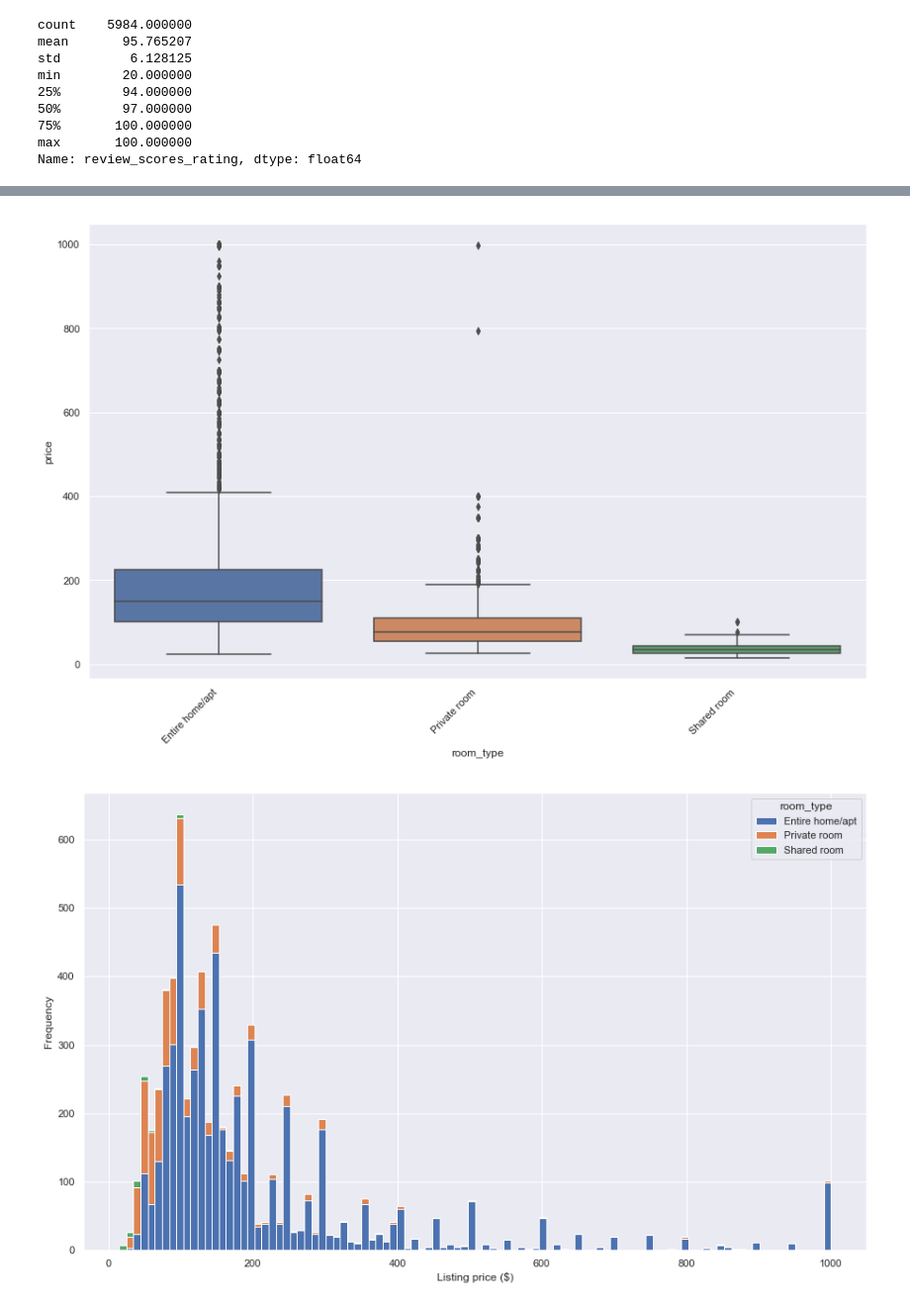
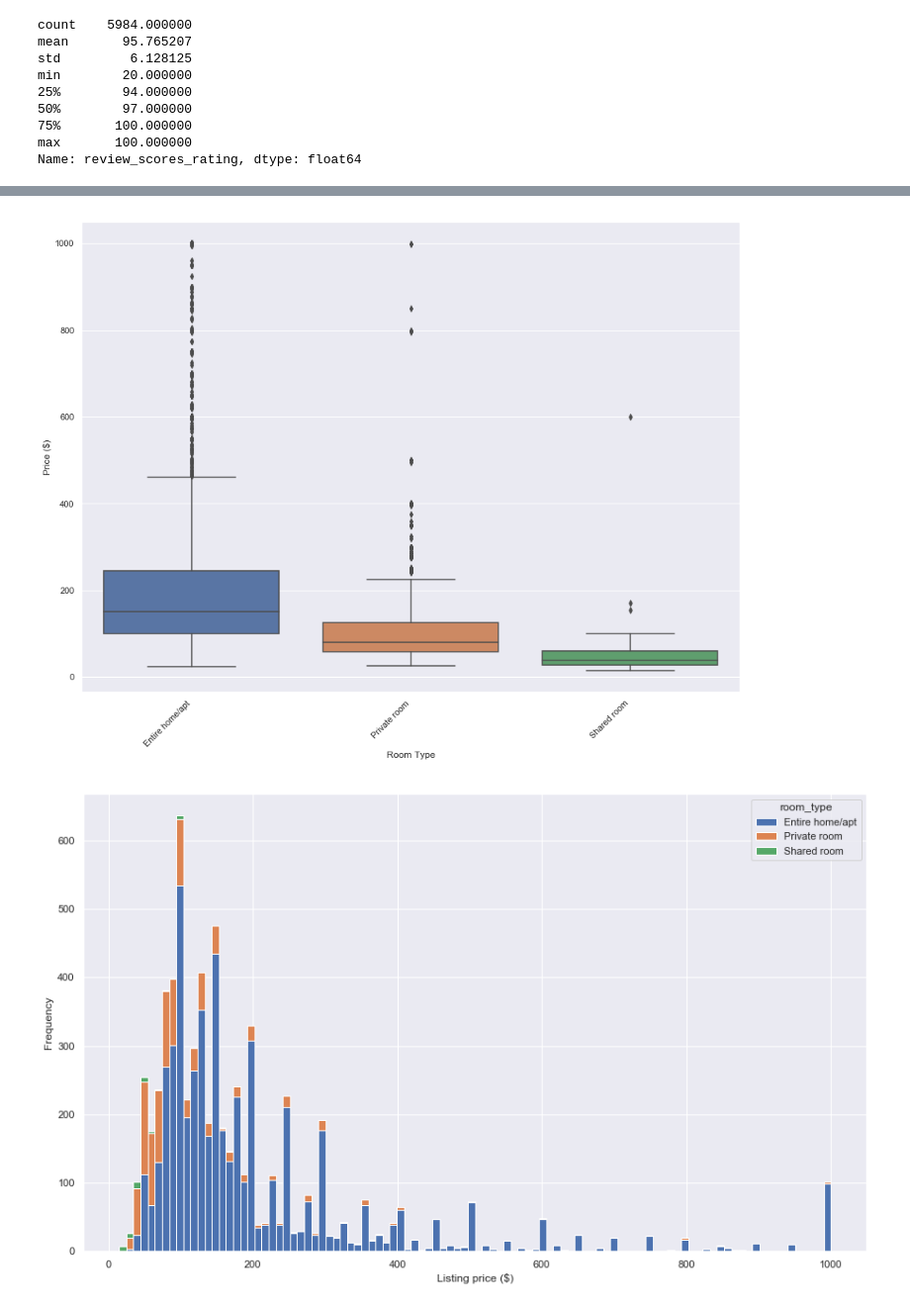
Before and after one commit to LoriHarris/Airbnb_ML, a Jupyter notebook: airbnb_listings.ipynb, the cells around one changed output, grey strips where cells are left out. Shown at 99% size. Drawn from its saved outputs; the diff is of its cells as text; code cells hidden in the pictures.

```diff
--- a/airbnb_listings.ipynb
+++ b/airbnb_listings.ipynb
@@ -100,7 +105,7 @@ o review_scores_rating: 20-100 (dropping nan/blank)
 o last_scraped: March 2019 (current data)
 # %%
 # Read in recent listing.csv file into a pandas DataFrame
-mar = pd.read_csv('../Resources/listings.csv')
+mar = pd.read_csv('Resources/listings.csv.gz')
 print('We have', mar.id.nunique(), 'listings in the March listing data.')
 # %% [output]
 We have 6632 listings in the March listing data.
@@ -312,7 +257,7 @@ sort_price = lst.loc[(lst.price <=1000)]\
                 .median()\
                 .sort_values(ascending=False)\
                 .index
-sns.set(rc={'figure.figsize':(15,9)})
+sns.set(rc={'figure.figsize':(15,12)})
 sns.boxplot(y='price', x='neighbourhood_cleansed',data=lst.loc[(lst.price <=1000)], order=sort_price)
 ax = plt.gca()
 ax.set_xticklabels(ax.get_xticklabels(), rotation=45, ha='right')
@@ -323,19 +268,21 @@ plt.show()
 # %%
 # Boxplots - rm type by price
 sort_price = lst.loc[(lst.price <=1000)]\
                 .groupby('room_type')['price']\
                 .median()\
                 .sort_values(ascending=False)\
                 .index
-sns.set(rc={'figure.figsize':(15,9)})
+sns.set(rc={'figure.figsize':(15,11)})
 sns.boxplot(y='price', x='room_type',data=lst.loc[(lst.price <=1000)], order=sort_price)
 # sns.boxplot(y='price', x='room_type',data=lst.price, order=sort_price)
 ax = plt.gca()
 ax.set_xticklabels(ax.get_xticklabels(), rotation=45, ha='right')
-# plt.savefig('room_by_price_under1k.png')
+plt.xlabel('Room Type')
+plt.ylabel('Price ($)')
+plt.savefig('room_by_price_under1k.png')
 plt.show()
 # %% [output]
-[figure, old version]
+[figure, new version]
 # %%
 # Frequency of listing price - histogram
 lst.loc[(lst.price <= 1000) & (lst.price > 0)].pivot(columns = 'room_type', values = 'price').plot.hist(stacked = True, bins=100)
```
Also changed, not shown: parts of 36 cells of this notebook, 49 other files.
